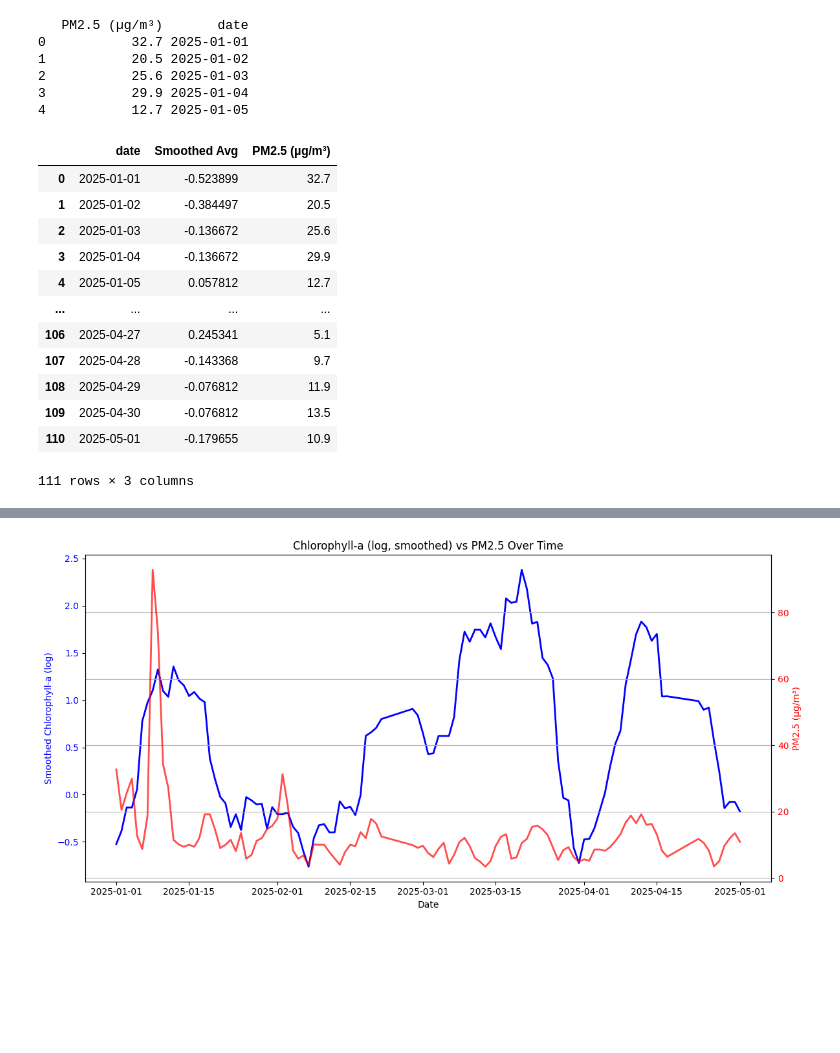
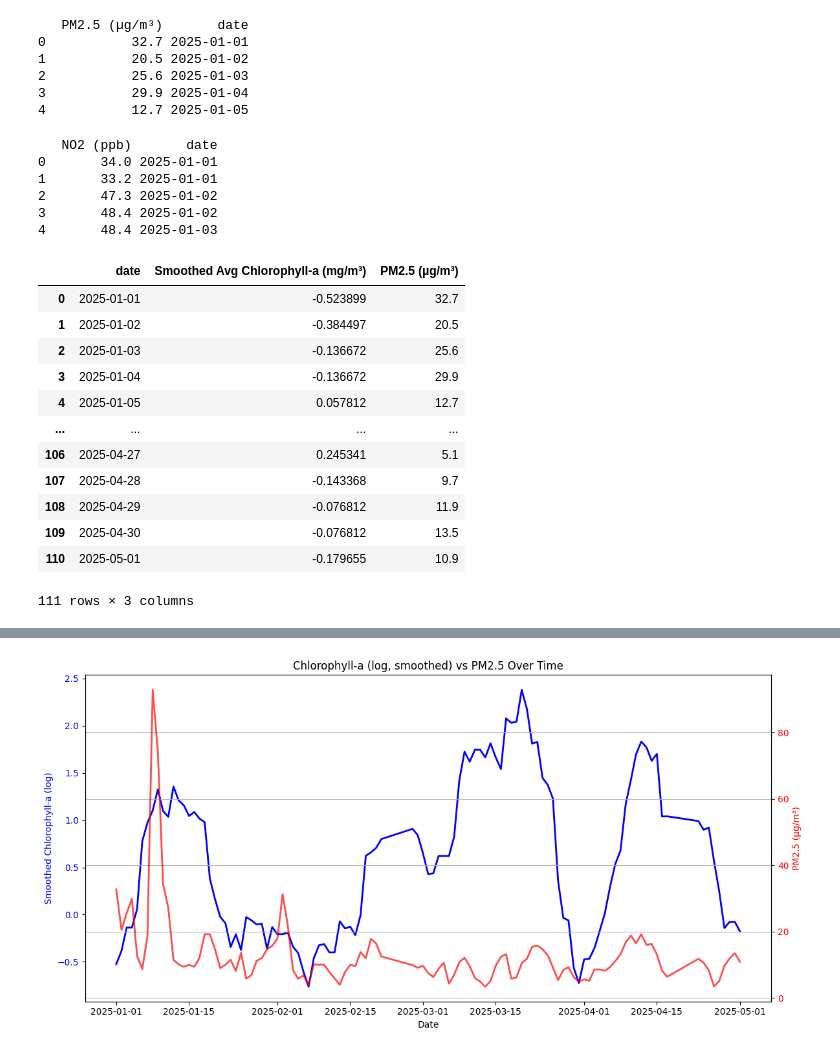
Before and after one commit to katelyn-wang/pace-wildfires, a Jupyter notebook: notebooks/combined_analysis.ipynb, the cells around one changed output, grey strips where cells are left out. Saved outputs shown, nothing was run; the diff lists cells and outputs as text; code cells hidden in the pictures; blank space fills up the shorter version.

```diff
--- a/notebooks/combined_analysis.ipynb
+++ b/notebooks/combined_analysis.ipynb
@@ -422,11 +422,11 @@ plt.show()
 # %% [output]
 [figure]
 # %%
-df_merged['Smoothed Avg'] = df_merged['Average'].rolling(window=7, min_periods=1).mean()
+df_merged['Smoothed Avg Chlorophyll-a (mg/m³)'] = df_merged['Average'].rolling(window=7, min_periods=1).mean()
 
 plt.figure(figsize=(12, 6))
 plt.plot(df_merged['date'], df_merged['Average'], label='Daily Average', color='green', alpha=0.3)
-plt.plot(df_merged['date'], df_merged['Smoothed Avg'], label='7-day Smoothed Average', color='black', linewidth=2)
+plt.plot(df_merged['date'], df_merged['Smoothed Avg Chlorophyll-a (mg/m³)'], label='7-day Smoothed Average', color='black', linewidth=2)
 
 fire_start = pd.to_datetime("2025-01-07")
 plt.axvline(x=fire_start, color='red', linestyle='--', linewidth=1)
@@ -538,11 +538,39 @@ print(df_pm25.head())
 2           25.6 2025-01-03
 3           29.9 2025-01-04
 4           12.7 2025-01-05
+# %%
+df_no2 = pd.read_csv('../data/LA_NO2_2025.csv')
+df_no2 = df_no2[df_no2["Local Site Name"] == "Los Angeles-North Main Street"]
+df_no2 = df_no2[["Date", "Daily Max 1-hour NO2 Concentration"]]
+df_no2.rename(columns={"Daily Max 1-hour NO2 Concentration": "NO2 (ppb)"}, inplace=True)
+
+# Convert Date to datetime format for sorting and analysis
+df_no2["date"] = pd.to_datetime(df_no2["Date"])
+df_no2.drop(columns=["Date"], inplace=True)
+
+df_no2.sort_values("date", inplace=True)
+
+# Optional: Reset index
+df_no2.reset_index(drop=True, inplace=True)
+
+start_date = "2025-01-01"
+end_date = "2025-05-01"
+df_no2 = df_no2[(df_no2["date"] >= start_date) & (df_no2["date"] <= end_date)]
+
+# Show result
+print(df_no2.head())
+# %% [output]
+   NO2 (ppb)       date
+0       34.0 2025-01-01
+1       33.2 2025-01-01
+2       47.3 2025-01-02
+3       48.4 2025-01-02
+4       48.4 2025-01-03
 # %%
-df_chlor_pm = pd.merge(df_merged[['date', 'Smoothed Avg']], df_pm25, on='date', how='inner')
+df_chlor_pm = pd.merge(df_merged[['date', 'Smoothed Avg Chlorophyll-a (mg/m³)']], df_pm25, on='date', how='inner')
 df_chlor_pm
 # %% [output]
-|  | date | Smoothed Avg | PM2.5 (µg/m³) |
+|  | date | Smoothed Avg Chlorophyll-a (mg/m³) | PM2.5 (µg/m³) |
 | 0 | 2025-01-01 | -0.523899 | 32.7 |
 | 1 | 2025-01-02 | -0.384497 | 20.5 |
 | 2 | 2025-01-03 | -0.136672 | 25.6 |
```
Also changed, not shown: parts of 8 cells of this notebook.
